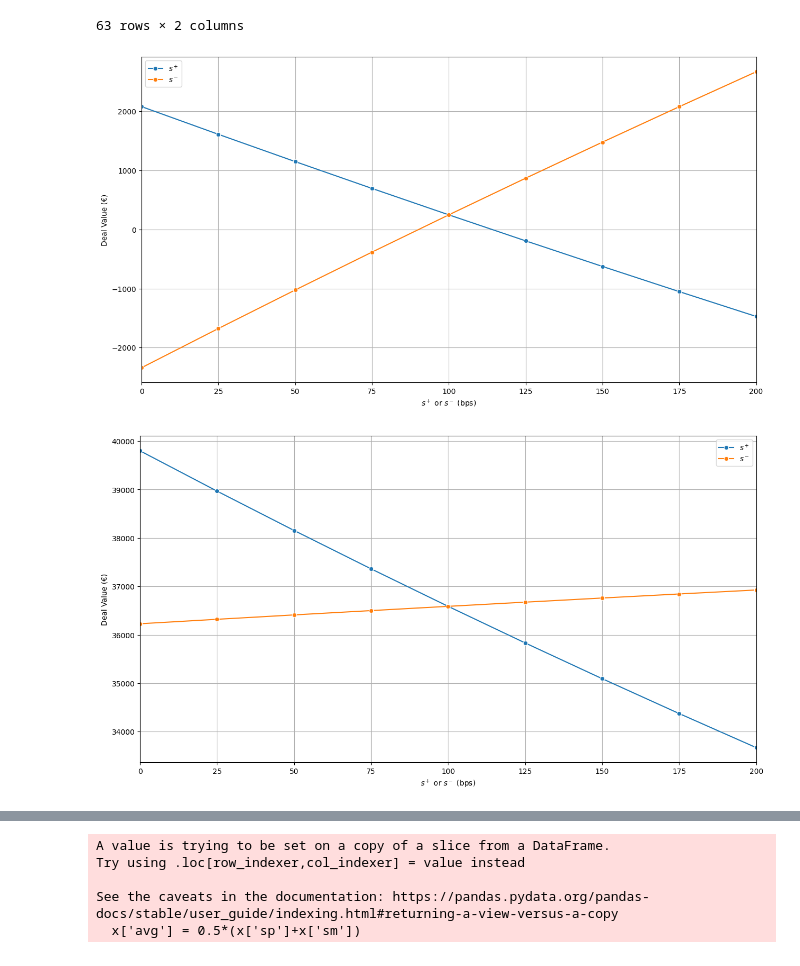
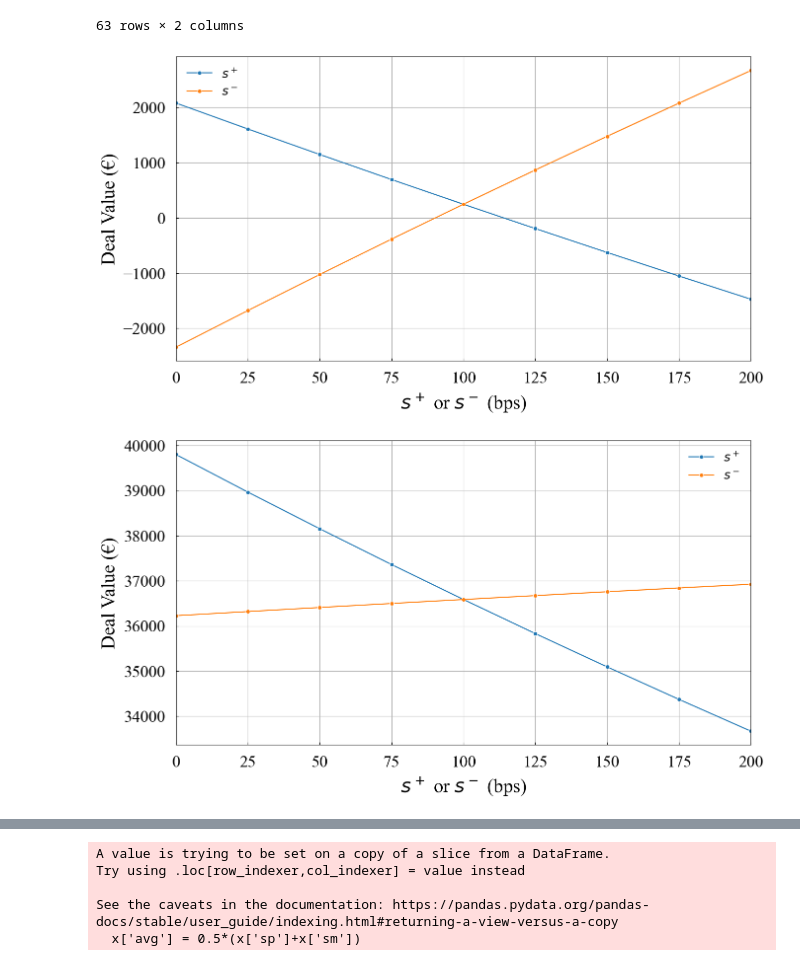
Before and after one commit to Eskild-afk/MasterThesis, a Jupyter notebook: simulationsTimes.ipynb, the cells around one changed output, grey strips where cells are left out. Cells and saved outputs as stored; diff of their text form; code cells hidden in the pictures.

```diff
--- a/simulationsTimes.ipynb
+++ b/simulationsTimes.ipynb
@@ -178,27 +179,49 @@ forGraphSpreadP = simTable.iloc[np.where((simTable['V0']=='swap'))]
 forGraphSpreadP = forGraphSpreadP.iloc[np.where((forGraphSpreadP['sm']==0.01))]
 forGraphSpreadM = simTable.iloc[np.where((simTable['V0']=='swap'))]
 forGraphSpreadM = forGraphSpreadM.iloc[np.where((forGraphSpreadM['sp']==0.01))]
+plt.rc('font',family='Times New Roman')
+
 fig, ax = plt.subplots(figsize=(15, 8))
 ax = sns.lineplot(x=forGraphSpreadP['sp']*10000, y=forGraphSpreadP['Total'],markers=True, marker = 'o', dashes=False, label = '$s^+$')
 ax = sns.lineplot(x=forGraphSpreadM['sm']*10000, y=forGraphSpreadM['Total'],markers=True, marker = 'o', dashes=False, label = '$s^-$')
-ax.grid()
-ax.set(xlabel = '$s^+$ or $s^-$ (bps)', ylabel = 'Deal Value (€)')
+ax.grid(alpha=0.25)
+
+# ax.set(xlabel = '$s^+$ or $s^-$ (bps)', ylabel = 'Deal Value (€)')
+ax.set_xlabel('$s^+$ or $s^-$ (bps)', fontname="Times New Roman", fontsize = 28)
+ax.set_ylabel('Deal Value (€)', fontname="Times New Roman", fontsize = 28)
+ax.tick_params(axis='x', direction='in', right = 'True', labelsize = 24, pad = 15)
+ax.tick_params(axis='y', direction='in', top = 'True', labelsize = 24, pad = 15)
+ax.xaxis.set_label_coords(0.5, -0.1)
+ax.yaxis.set_label_coords(-0.1, 0.5)
+plt.legend(frameon = False, fontsize = 18)
+
+
+
 ax.set_xlim(0,200)
 plt.savefig(f'./Graphs/FVASWAP.png', bbox_inches='tight')
 # %% [output]
-[figure, old version]
+[figure, new version]
 # %%
 forGraphSpreadP = simTable.iloc[np.where((simTable['V0']=='swpt'))]
 forGraphSpreadP = forGraphSpreadP.iloc[np.where((forGraphSpreadP['sm']==0.01))]
 forGraphSpreadM = simTable.iloc[np.where((simTable['V0']=='swpt'))]
 forGraphSpreadM = forGraphSpreadM.iloc[np.where((forGraphSpreadM['sp']==0.01))]
+plt.rc('font',family='Times New Roman')
 fig, ax = plt.subplots(figsize=(15, 8))
 swpt = HW.swaption(0, Te=5, S=S+5, T=T+5, K=Kswpt, floatRate=float, schedule=time)*1000000
 ax = sns.lineplot(x=forGraphSpreadP['sp']*10000, y=forGraphSpreadP['Total']+swpt,markers=True, marker = 'o', dashes=False, label = '$s^+$')
 ax = sns.lineplot(x=forGraphSpreadM['sm']*10000, y=forGraphSpreadM['Total']+swpt,markers=True, marker = 'o', dashes=False, label = '$s^-$')
-ax.grid()
-ax.set(xlabel = '$s^+$ or $s^-$ (bps)', ylabel = 'Deal Value (€)')
+ax.grid(alpha=0.25)
+
+# ax.set(xlabel = '$s^+$ or $s^-$ (bps)', ylabel = 'Deal Value (€)')
+ax.set_xlabel('$s^+$ or $s^-$ (bps)', fontname="Times New Roman", fontsize = 28)
+ax.set_ylabel('Deal Value (€)', fontname="Times New Roman", fontsize = 28)
+ax.tick_params(axis='x', direction='in', right = 'True', labelsize = 24, pad = 15)
+ax.tick_params(axis='y', direction='in', top = 'True', labelsize = 24, pad = 15)
+ax.xaxis.set_label_coords(0.5, -0.1)
+ax.yaxis.set_label_coords(-0.1, 0.5)
+plt.legend(frameon = False, fontsize = 18)
 ax.set_xlim(0,200)
 plt.savefig(f'./Graphs/FVASWPT.png', bbox_inches='tight')
 # %% [output]
-[figure, old version]
+[figure, new version]
```
Also changed, not shown: parts of 9 cells of this notebook, 25 other files.
